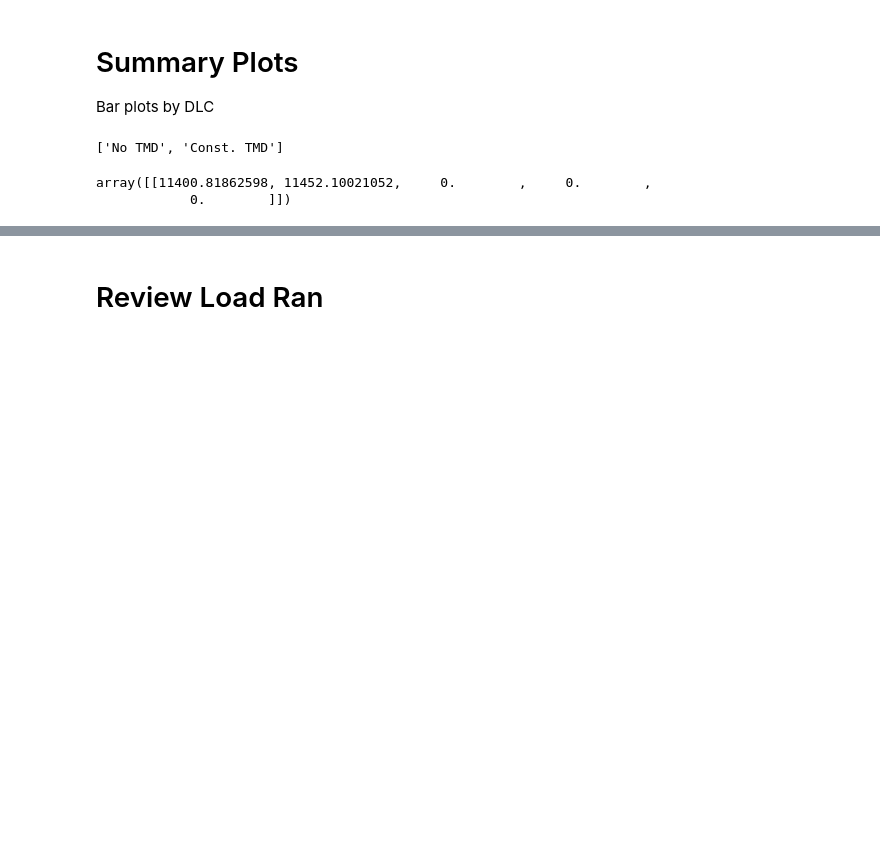
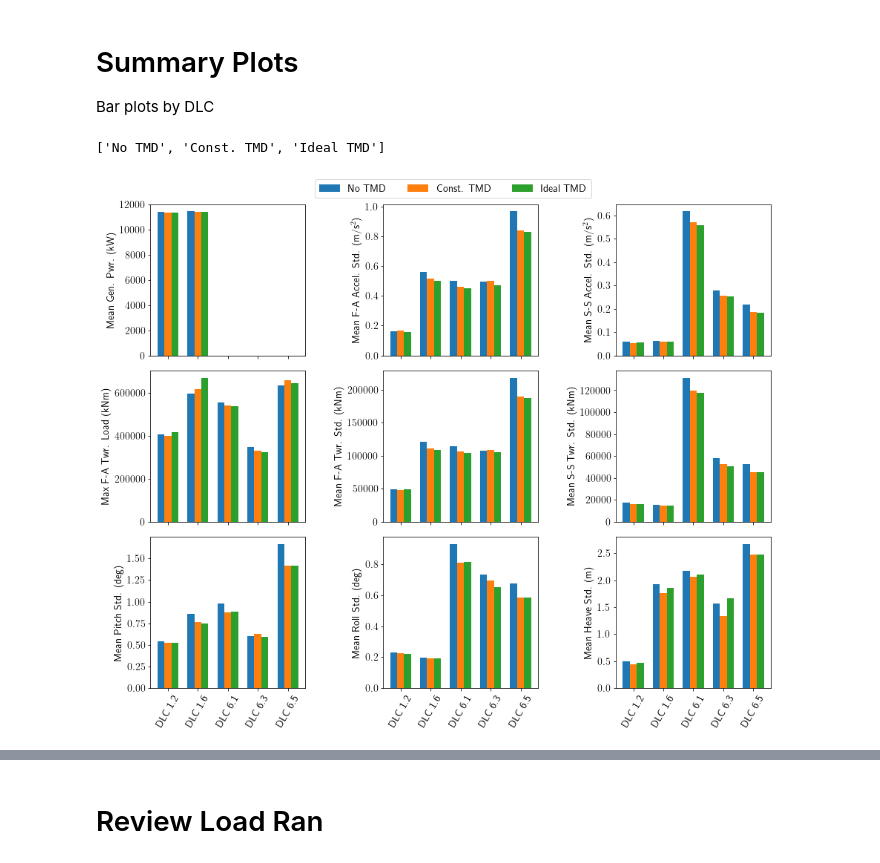
Before and after one commit to dzalkind/WEIS, a Jupyter notebook: examples/aeroelasticse/rev_NASA.ipynb, the cells around one changed output, grey strips where cells are left out. Drawn from its saved outputs; the diff is of its cells as text; code cells hidden in the pictures; blank space fills up the shorter version.

```diff
--- a/examples/aeroelasticse/rev_NASA.ipynb
+++ b/examples/aeroelasticse/rev_NASA.ipynb
@@ -707,7 +728,7 @@ plt.rcParams["figure.figsize"] = [15,12]
 if len(st) == 2:
     offset = [-width/4,width/4]
 elif len(st) == 3:
-    offset = [-width*2/3,0,width*2/3]
+    offset = [-width/3,0,width/3]
 elif len(st) == 4:
     offset = [-width*3/8,-width*1/8,width*1/8,width*3/8]
 
@@ -728,36 +749,35 @@ for i_chan, chan in enumerate(ss_channels):
 
         ax[i_chan].set_ylabel(y_labels[i_chan])
         ax[i_chan].set_xticks(x)
         if i_chan > 5:
             ax[i_chan].set_xticklabels(labels, rotation=60)
         else:
             ax[i_chan].set_xticklabels('')
 
 
-hl = plt.legend(ncol=len(st),loc='best', bbox_to_anchor=(-.9, 2.9, 0.5, 0.5))
+hl = plt.legend(ncol=len(st),loc='best', bbox_to_anchor=(-.625, 2.9, 0.5, 0.5))
 
 
 
 
 # plt.setp((rotation=70)
 
 # offset
 # sum_stats[i_chan][i_ss]
 # i_ss
 # sum_stats[0]
 # # uniqueDLCs
 # plt.bar(x - width/2,sum_stats[0][0],width,label=TMD_Cases[0])
 # plt.bar(x + width/2,sum_stats[0][1],width,label=TMD_Cases[0])
 # # str(uniqueDLCs)
 
-if False:
+if True:
     plt.savefig(os.path.join(save_fig_dir,test_case + '.png'))
 
 
 # plt.show()
 # len(st)
 # %% [output]
-['No TMD', 'Const. TMD']
+['No TMD', 'Const. TMD', 'Ideal TMD']
-array([[11400.81862598, 11452.10021052,     0.        ,     0.        ,
-            0.        ]])
+[figure, added]
 # %%
```
Also changed, not shown: parts of 16 cells of this notebook, 1 other file.
